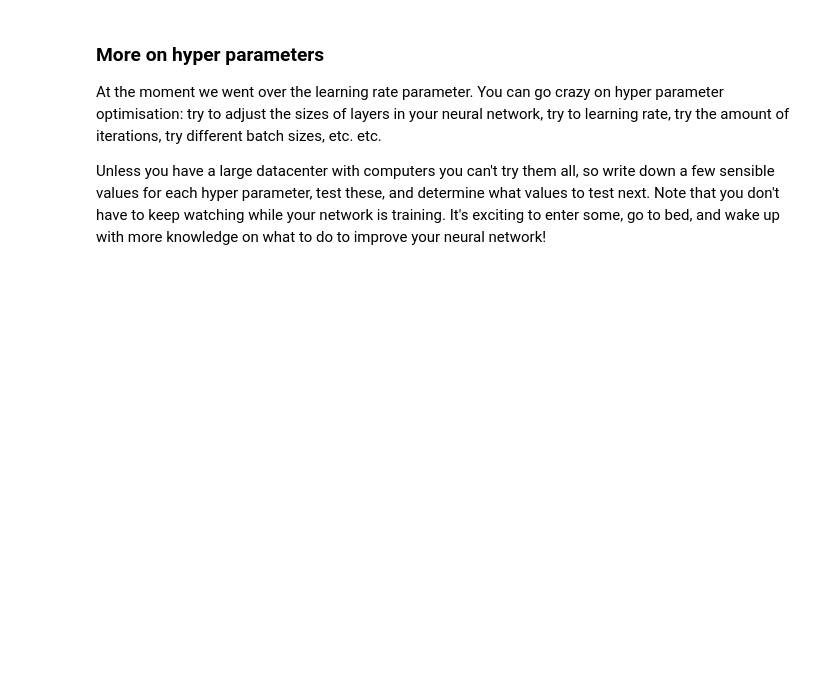
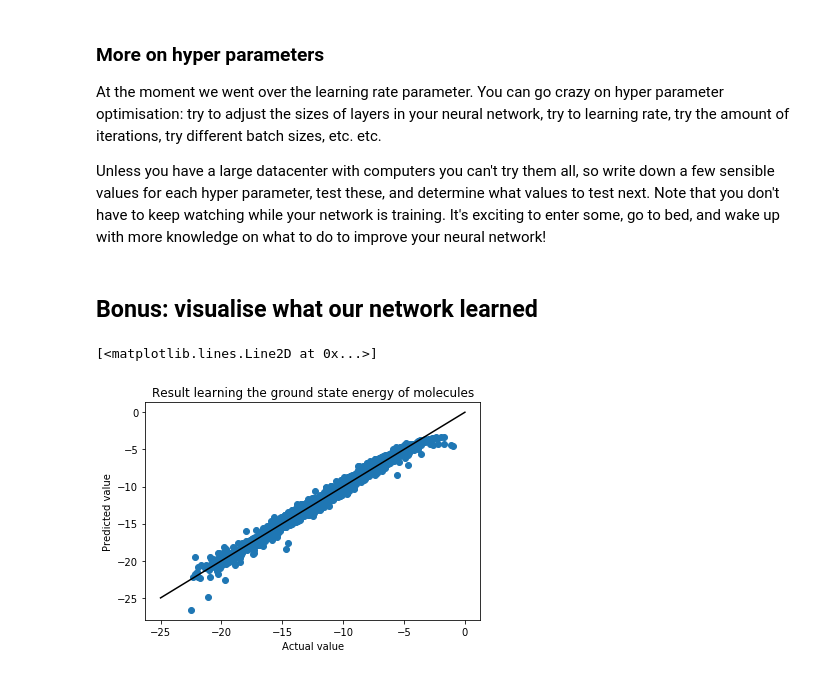
Before and after one commit to rmeertens/tensorflowcourse, a Jupyter notebook: Section 3 Predicting ground state energies of molecules.ipynb, the cells around one changed output. Cells and saved outputs as stored; diff of their text form; code cells hidden in the pictures; blank space fills up the shorter version.

```diff
--- a/Section 3 Predicting ground state energies of molecules.ipynb
+++ b/Section 3 Predicting ground state energies of molecules.ipynb
@@ -709,3 +721,14 @@ ValueError: x and y must have same first dimension, but have shapes (6,) and (10
 At the moment we went over the learning rate parameter. You can go crazy on hyper parameter optimisation: try to adjust the sizes of layers in your neural network, try to learning rate, try the amount of iterations, try different batch sizes, etc. etc.
 
 Unless you have a large datacenter with computers you can't try them all, so write down a few sensible values for each hyper parameter, test these, and determine what values to test next. Note that you don't have to keep watching while your network is training. It's exciting to enter some, go to bed, and wake up with more knowledge on what to do to improve your neural network!
+# %% [markdown]
+## Bonus: visualise what our network learned
+# %%
+plt.scatter(datasetY2, inversed_predicted_values)
+plt.title("Result learning the ground state energy of molecules")
+plt.xlabel("Actual value")
+plt.ylabel("Predicted value")
+plt.plot([-25,0],[-25,0],color="black")
+# %% [output]
+[<matplotlib.lines.Line2D at 0x...>]
+[figure, added]
```
Also changed, not shown: parts of 14 cells of this notebook, 19 other files.
